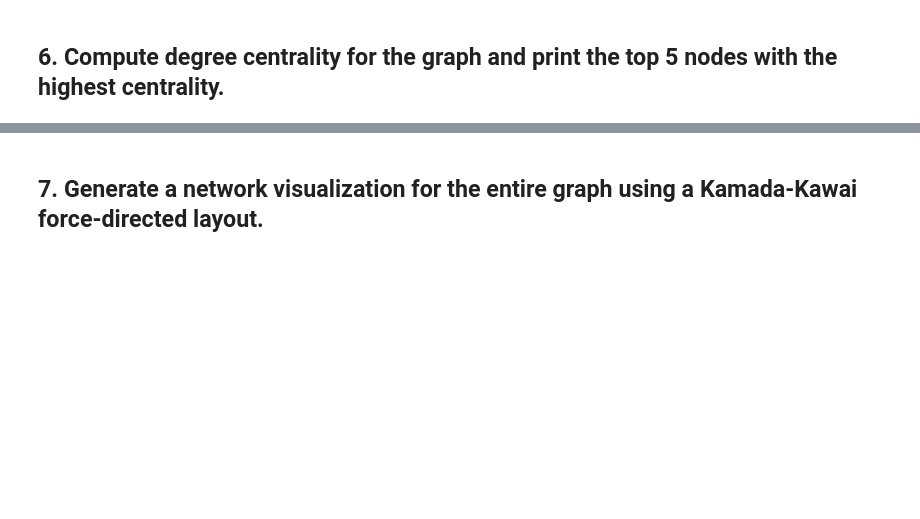
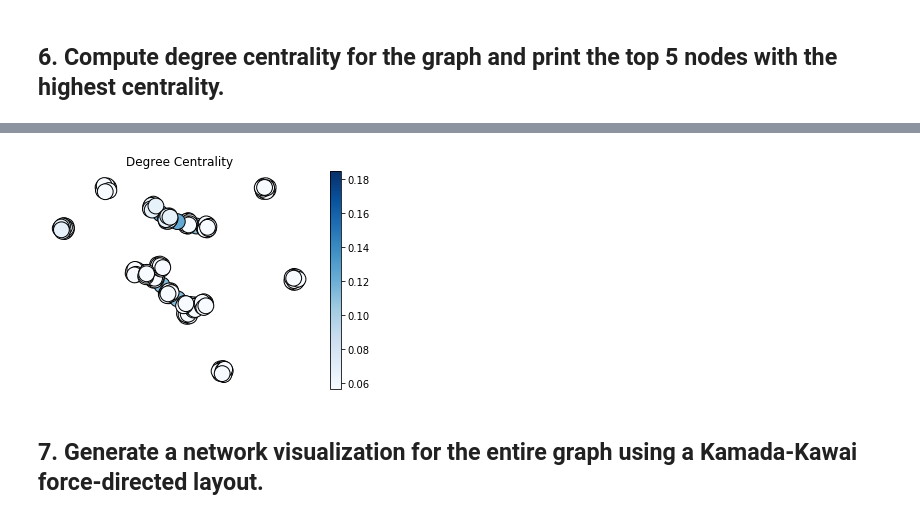
Before and after one commit to ta-datapt-bcn/lab-network-analysis, a Jupyter notebook: main.ipynb, the cells around one changed output, grey strips where cells are left out. Saved outputs shown, nothing was run; the diff lists cells and outputs as text; code cells hidden in the pictures; blank space fills up the shorter version.

```diff
--- a/main.ipynb
+++ b/main.ipynb
@@ -120,2 +159,6 @@ Density:  0.23809523809523808
+# %%
+draw(G, pos, nx.degree_centrality(G), 'Degree Centrality')
+# %% [output]
+[figure, added]
 # %% [markdown]
 ## 7. Generate a network visualization for the entire graph using a Kamada-Kawai force-directed layout.
```
Also changed, not shown: parts of 20 cells of this notebook.
